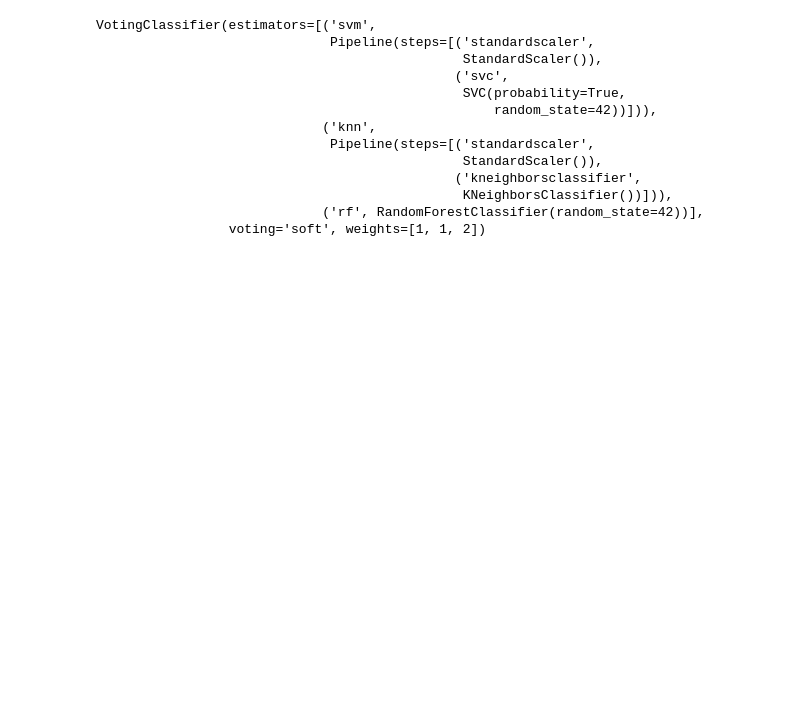
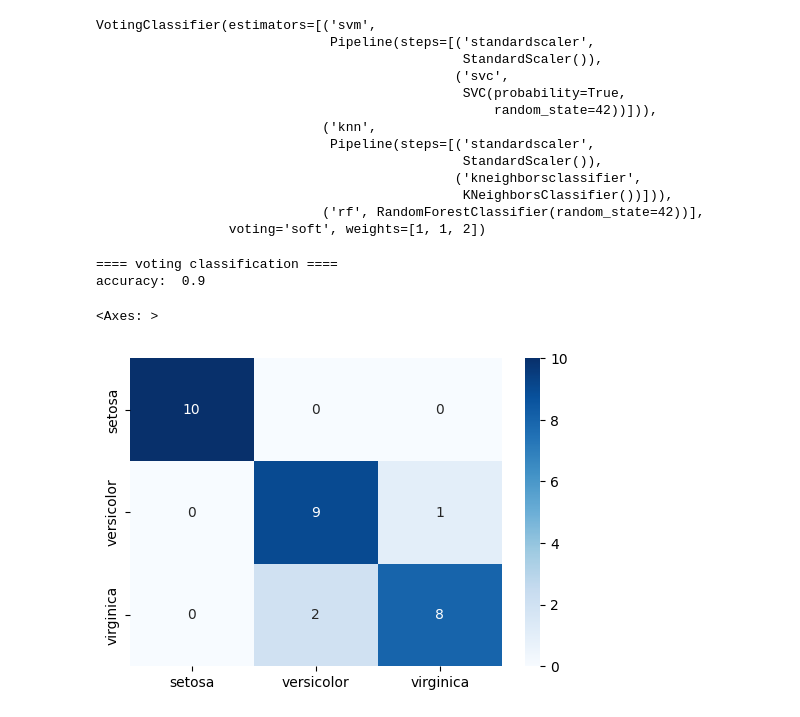
Before and after one commit to efforthye/human-ai, a Jupyter notebook: workspace/7-04) EnsembleModel.ipynb, the cells around one changed output. Cells and saved outputs as stored; diff of their text form; code cells hidden in the pictures; blank space fills up the shorter version.

```diff
--- a/workspace/7-04) EnsembleModel.ipynb
+++ b/workspace/7-04) EnsembleModel.ipynb
@@ -26,6 +26,7 @@ from sklearn.metrics import (
 iris = load_iris() # 아이리스 데이터를 읽어옴
 X = iris.data # x데이터를 정의함
 y = iris.target # y데이터를 정의함
+class_names = iris.target_names # 0,1,2 에 대해 문자값을 사용가능하게함
 y
 # %% [output]
 array([0, 0, 0, 0, 0, 0, 0, 0, 0, 0, 0, 0, 0, 0, 0, 0, 0, 0, 0, 0, 0, 0,
@@ -93,3 +94,23 @@ VotingClassifier(estimators=[('svm',
                  voting='soft', weights=[1, 1, 2])
 # %%
 # 모델 평가 및 정확도 출력
+y_pred = voting_clf.predict(X_test) # x_test 데이터를 넣고 예측
+accuarcy = accuracy_score(y_test, y_pred)
+
+print("==== voting classification ====")
+print("accuracy: ", round(accuarcy, 4))
+# %% [output]
+==== voting classification ====
+accuracy:  0.9
+# %%
+# confusion matrix 시각화
+cm = confusion_matrix(y_test, y_pred)
+
+plt.figure(figsize=(6,4))
+sns.heatmap(
+    cm, annot=True, cmap='Blues', fmt='d',
+    xticklabels=class_names, yticklabels=class_names
+)
+# %% [output]
+<Axes: >
+[figure, added]
```
Also changed, not shown: parts of 2 cells of this notebook, 14 other files.
